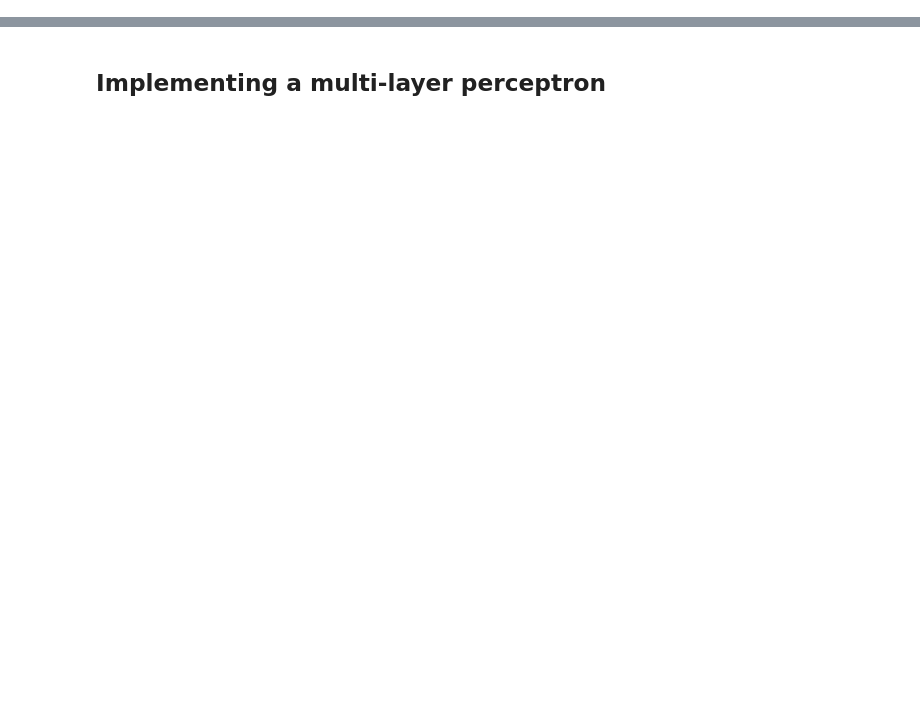
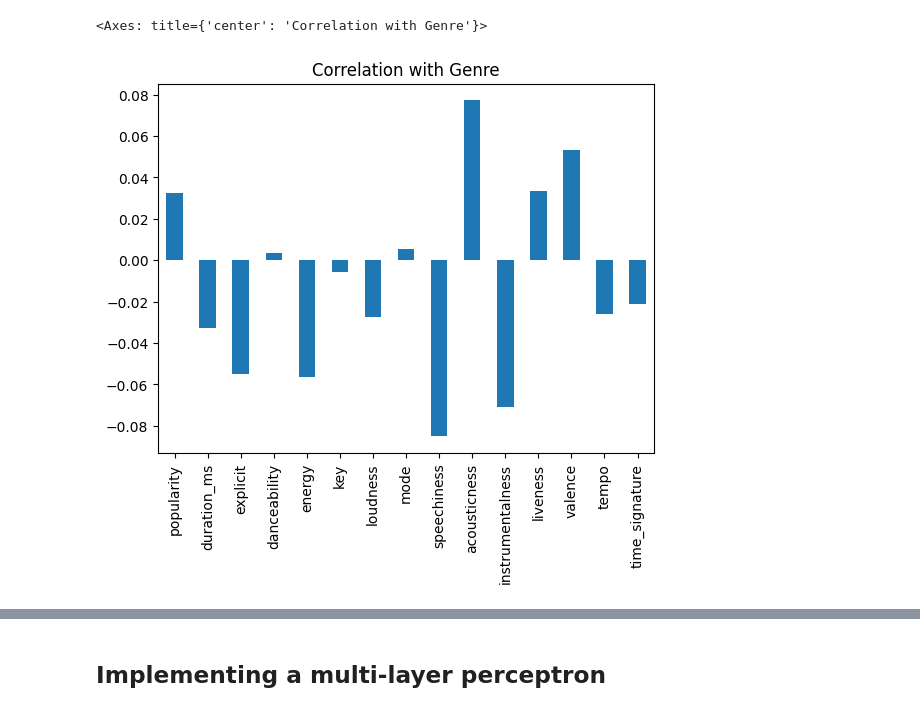
Before and after one commit to nightpress/csm148-project, a Jupyter notebook: spotify-final-nn-model.ipynb, the cells around one changed output, grey strips where cells are left out. Saved outputs shown, nothing was run; the diff lists cells and outputs as text; code cells hidden in the pictures; blank space fills up the shorter version.

```diff
--- a/spotify-final-nn-model.ipynb
+++ b/spotify-final-nn-model.ipynb
@@ -59,3 +27,9 @@ Index(['Unnamed: 0', 'track_id', 'artists', 'album_name', 'track_name',
+# %%
+# discover feature correlation with genre
+df.corr(numeric_only=True)['track_genre'].drop('track_genre').plot(kind='bar', title="Correlation with Genre")
+# %% [output]
+<Axes: title={'center': 'Correlation with Genre'}>
+[figure, added]
 # %%
 # goal is to predict the genre
 y = df["track_genre"]
```
Also changed, not shown: parts of 17 cells of this notebook, 13 other files.
